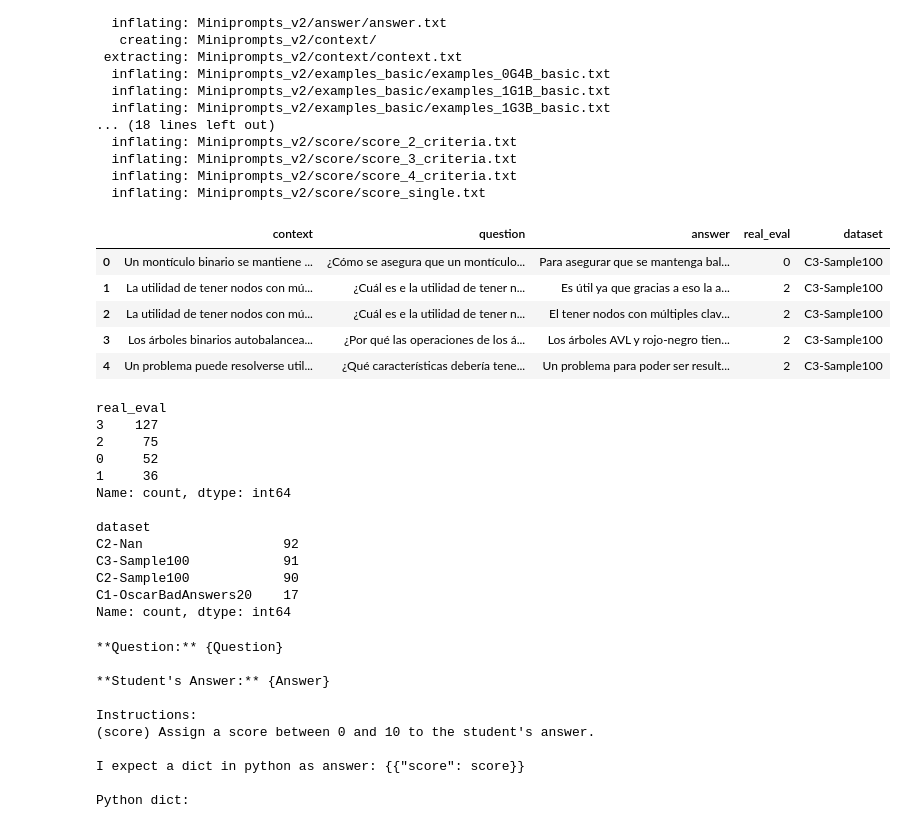
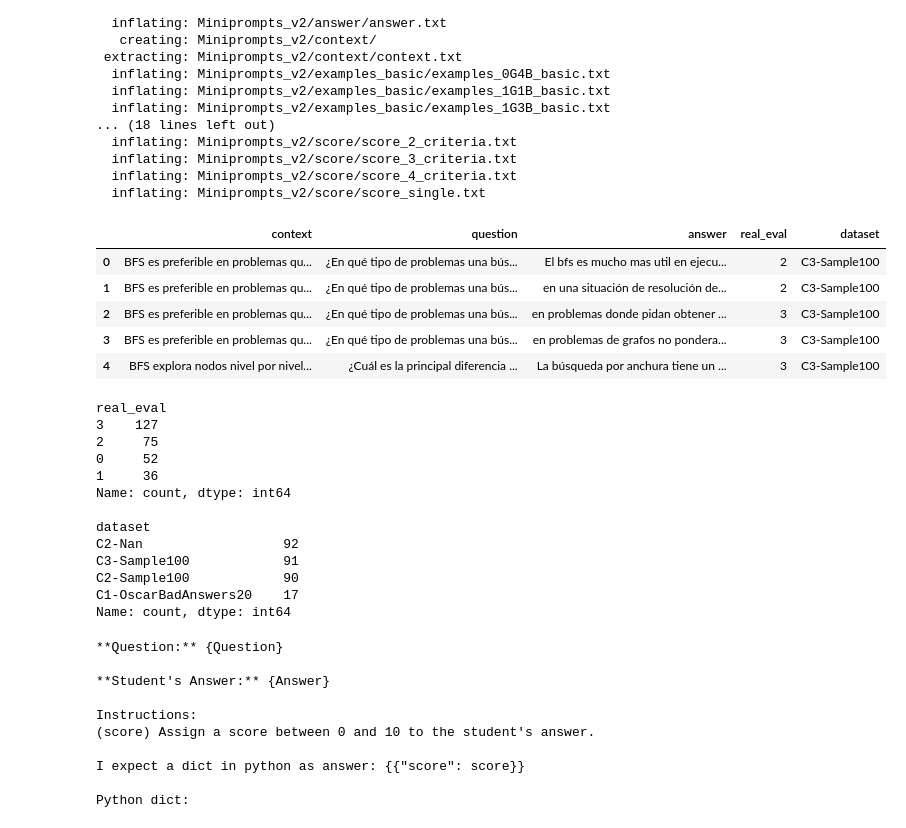
Before and after one commit to OscarRojasG/Experimentos-GPTValidator, a Jupyter notebook: Framework_Experimentos.ipynb, the cells around one changed output. Saved outputs shown, nothing was run; the diff lists cells and outputs as text; code cells hidden in the pictures.

```diff
--- a/Framework_Experimentos.ipynb
+++ b/Framework_Experimentos.ipynb
@@ -662,21 +666,21 @@ replace Miniprompts_v2/analysis/analysis_full.txt? [y]es, [n]o, [A]ll, [N]one, [
   inflating: Miniprompts_v2/score/score_single.txt
 # %%
 column_data = {
-    "context": "Contexto",
+    "context": "Contexto simple",
     "question": "Pregunta",
     "answer": "Respuesta",
     "real_eval": "Promedio Redondeado",
-    "dataset": "DatasetProveniente"
+    "dataset": "DataSet"
 }
 
 df = load_dataset("datasets_v2.xlsx", "AllDatasets (1dif)", column_data)
 # %% [output]
 |  | context | question | answer | real_eval | dataset |
-| 0 | Un montículo binario se mantiene ... | ¿Cómo se asegura que un montículo... | Para asegurar que se mantenga bal... | 0 | C3-Sample100 |
-| 1 | La utilidad de tener nodos con mú... | ¿Cuál es e la utilidad de tener n... | Es útil ya que gracias a eso la a... | 2 | C3-Sample100 |
-| 2 | La utilidad de tener nodos con mú... | ¿Cuál es e la utilidad de tener n... | El tener nodos con múltiples clav... | 2 | C3-Sample100 |
-| 3 | Los árboles binarios autobalancea... | ¿Por qué las operaciones de los á... | Los árboles AVL y rojo-negro tien... | 2 | C3-Sample100 |
-| 4 | Un problema puede resolverse util... | ¿Qué características debería tene... | Un problema para poder ser result... | 2 | C3-Sample100 |
+| 0 | BFS es preferible en problemas qu... | ¿En qué tipo de problemas una bús... | El bfs es mucho mas util en ejecu... | 2 | C3-Sample100 |
+| 1 | BFS es preferible en problemas qu... | ¿En qué tipo de problemas una bús... | en una situación de resolución de... | 2 | C3-Sample100 |
+| 2 | BFS es preferible en problemas qu... | ¿En qué tipo de problemas una bús... | en problemas donde pidan obtener ... | 3 | C3-Sample100 |
+| 3 | BFS es preferible en problemas qu... | ¿En qué tipo de problemas una bús... | en problemas de grafos no pondera... | 3 | C3-Sample100 |
+| 4 | BFS explora nodos nivel por nivel... | ¿Cuál es la principal diferencia ... | La búsqueda por anchura tiene un ... | 3 | C3-Sample100 |
 real_eval
 3    127
 2     75
```
Also changed, not shown: parts of 3 cells of this notebook.
